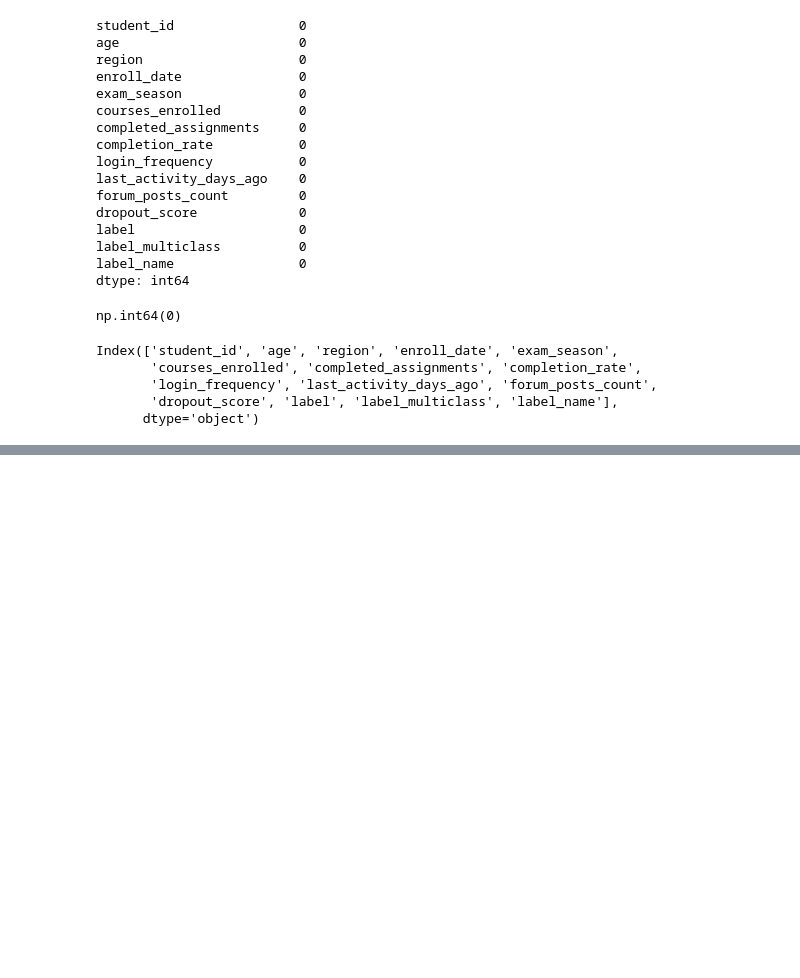
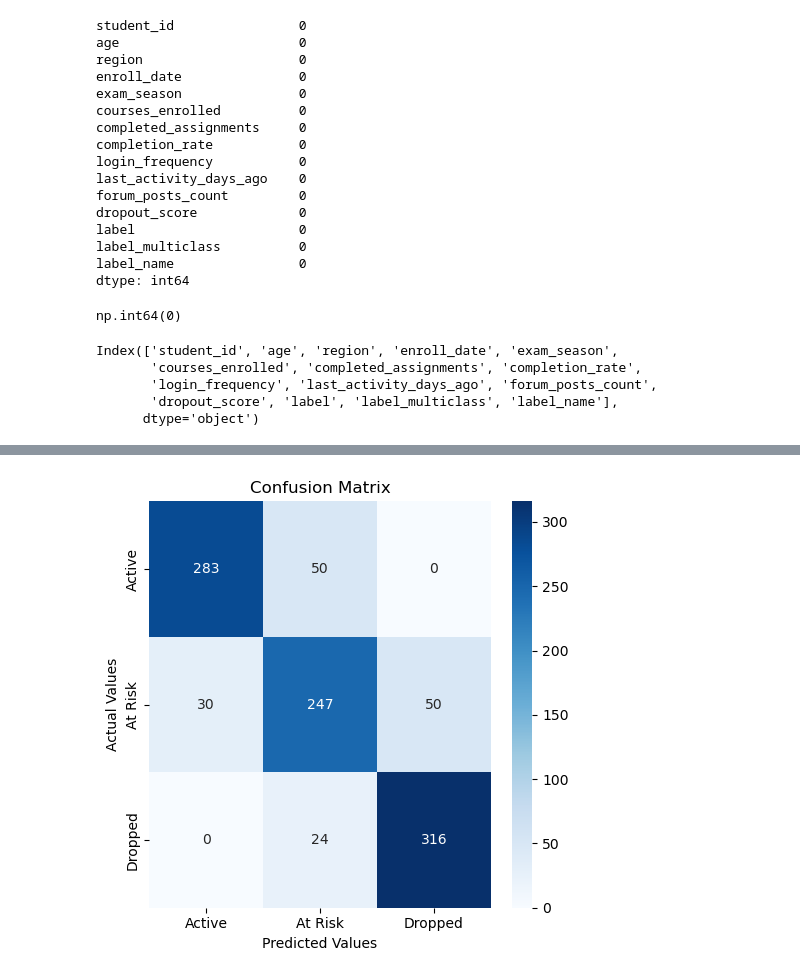
Before and after one commit to kevinyegon1/student-dropout-prediction-ml, a Jupyter notebook: Notebook/model training and evaluation.ipynb, the cells around one changed output, grey strips where cells are left out. Saved outputs shown, nothing was run; the diff lists cells and outputs as text; code cells hidden in the pictures; blank space fills up the shorter version.

Commit message:
Hyperparameter tuned

```diff
--- a/Notebook/model training and evaluation.ipynb
+++ b/Notebook/model training and evaluation.ipynb
@@ -69,0 +118,21 @@ preprocessing = ColumnTransformer(
+# %%
+XGBClassifier()
+params = {
+    'classifier__n_estimators':[10,20,40,60],
+    'classifier__max_depth':[5,10,15,20,25],
+    'classifier__learning_rate':[0.01,0.05,0.1,0.2],
+    # 3. Regularization
+    'classifier__gamma': [0, 0.1, 0.2, 0.5, 1, 5],
+    'classifier__reg_alpha': [0, 0.01, 0.1, 1, 10],
+    'classifier__reg_lambda': [0.01, 0.1, 1, 10],
+}
+# %%
+from sklearn.model_selection import RandomizedSearchCV
+random_search = RandomizedSearchCV(
+    estimator = model_pipeline,
+    param_distributions = params,
+    n_jobs = -1,
+    cv = 5
+)
+# %%
+random_search.fit(X_train,y_train)
@@ -69,0 +159,2 @@ preprocessing = ColumnTransformer(
+# %%
+tuned_y_pred = random_search.best_estimator_.predict(X_test)
@@ -69,0 +173,19 @@ preprocessing = ColumnTransformer(
+# %%
+# plotting a confusion matrix
+from sklearn.metrics import confusion_matrix
+import seaborn as sns
+import matplotlib.pyplot as plt
+cm = confusion_matrix(y_test, tuned_y_pred)
+
+plt.figure(figsize=(5,5))
+sns.heatmap(cm, annot=True, cmap='Blues',fmt='d',
+           xticklabels=['Active','At Risk','Dropped'],
+           yticklabels=['Active','At Risk','Dropped'])
+plt.title('Confusion Matrix')
+plt.xlabel('Predicted Values')
+plt.ylabel('Actual Values')
+plt.tight_layout()
+plt.savefig('Confussion Matrix.png')
+plt.show()
+# %% [output]
+[figure, added]
```
Also changed, not shown: parts of 12 cells of this notebook, 2 other files.
